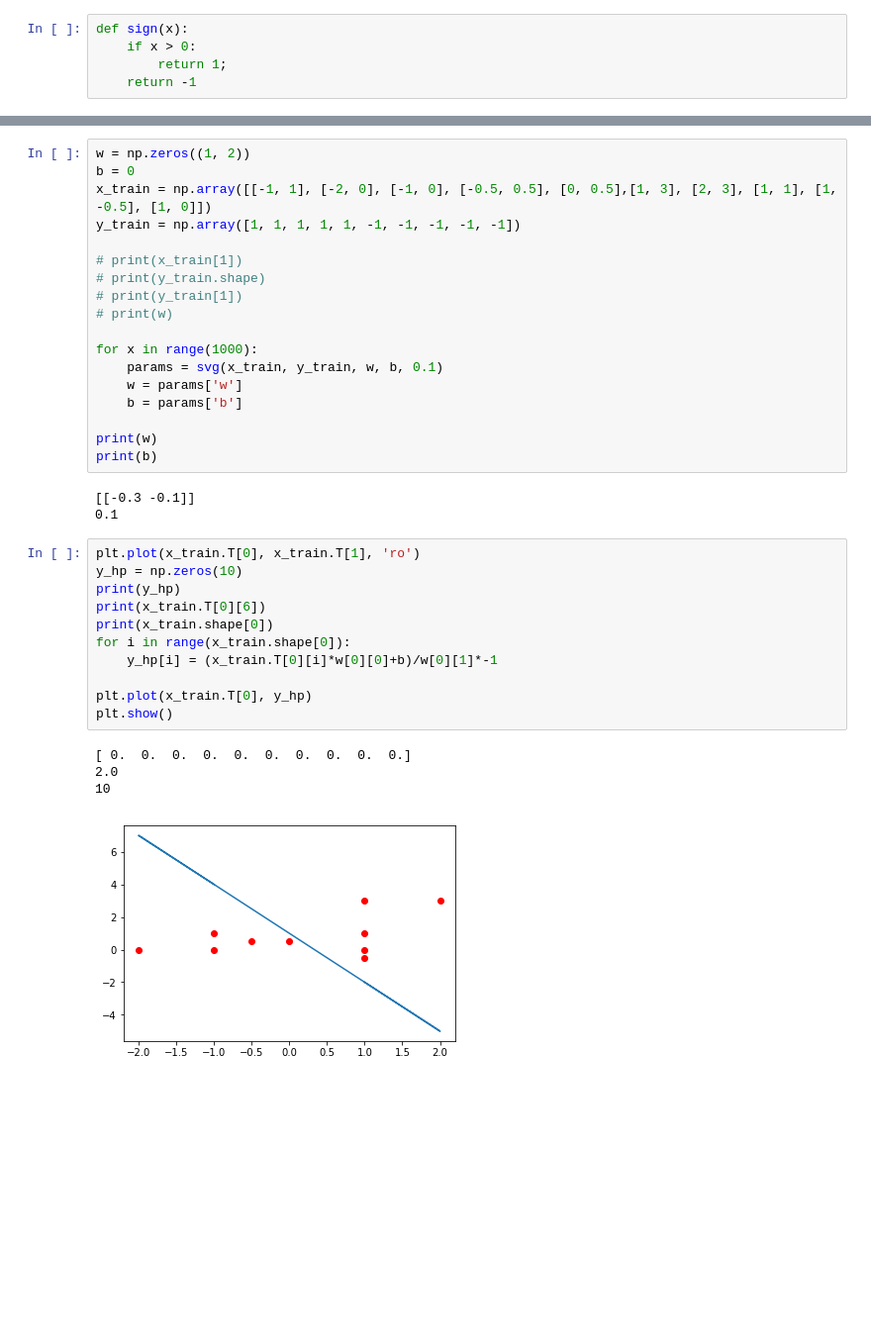
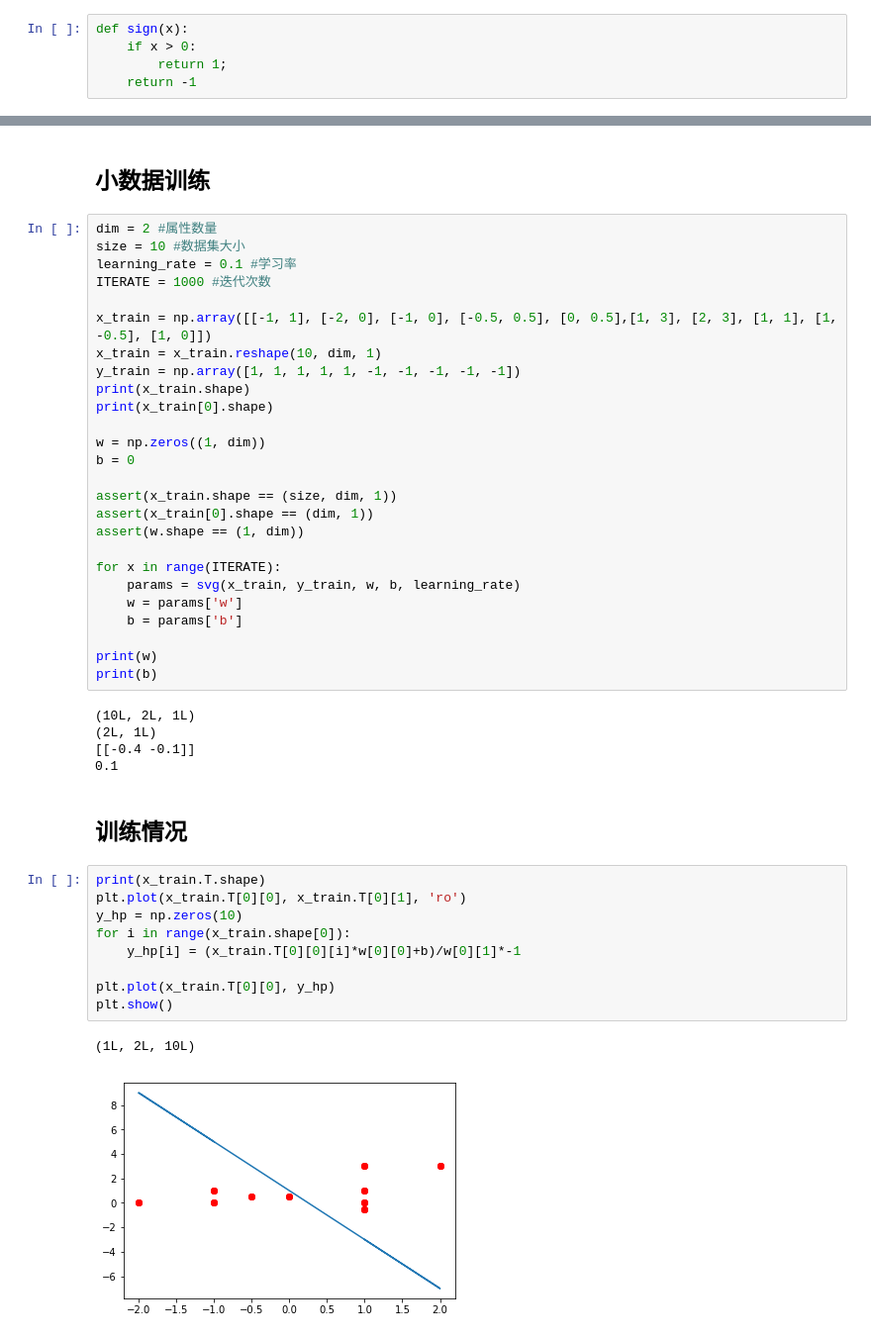
Before and after one commit to EndlessLethe/ProblemsAndCode, a Jupyter notebook: 统计学习方法/第二章 感知机学习算法.ipynb, the cells around one changed output, grey strips where cells are left out. Shown at 99% size. Saved outputs shown, nothing was run; the diff lists cells and outputs as text; blank space fills up the shorter version.

```diff
--- a/统计学习方法/第二章 感知机学习算法.ipynb
+++ b/统计学习方法/第二章 感知机学习算法.ipynb
@@ -55,37 +54,47 @@ def predict(x, w, b):
+# %% [markdown]
+## 小数据训练
 # %%
-w = np.zeros((1, 2))
+dim = 2 #属性数量
+size = 10 #数据集大小
+learning_rate = 0.1 #学习率
+ITERATE = 1000 #迭代次数
+
+x_train = np.array([[-1, 1], [-2, 0], [-1, 0], [-0.5, 0.5], [0, 0.5],[1, 3], [2, 3], [1, 1], [1, -0.5], [1, 0]])
+x_train = x_train.reshape(10, dim, 1)
+y_train = np.array([1, 1, 1, 1, 1, -1, -1, -1, -1, -1])
+print(x_train.shape)
+print(x_train[0].shape)
+
+w = np.zeros((1, dim))
 b = 0
-x_train = np.array([[-1, 1], [-2, 0], [-1, 0], [-0.5, 0.5], [0, 0.5],[1, 3], [2, 3], [1, 1], [1, -0.5], [1, 0]])
-y_train = np.array([1, 1, 1, 1, 1, -1, -1, -1, -1, -1])
 
-# print(x_train[1])
-# print(y_train.shape)
-# print(y_train[1])
-# print(w)
+assert(x_train.shape == (size, dim, 1))
+assert(x_train[0].shape == (dim, 1))
+assert(w.shape == (1, dim))
 
-for x in range(1000):
-    params = svg(x_train, y_train, w, b, 0.1)
+for x in range(ITERATE):
+    params = svg(x_train, y_train, w, b, learning_rate)
     w = params['w']
     b = params['b']
 
 print(w)
 print(b)
 # %% [output]
-[[-0.3 -0.1]]
+(10L, 2L, 1L)
+(2L, 1L)
+[[-0.4 -0.1]]
 0.1
+# %% [markdown]
+## 训练情况
 # %%
-plt.plot(x_train.T[0], x_train.T[1], 'ro')
+print(x_train.T.shape)
+plt.plot(x_train.T[0][0], x_train.T[0][1], 'ro')
 y_hp = np.zeros(10)
-print(y_hp)
-print(x_train.T[0][6])
-print(x_train.shape[0])
 for i in range(x_train.shape[0]):
-    y_hp[i] = (x_train.T[0][i]*w[0][0]+b)/w[0][1]*-1
+    y_hp[i] = (x_train.T[0][0][i]*w[0][0]+b)/w[0][1]*-1
 
-plt.plot(x_train.T[0], y_hp)
+plt.plot(x_train.T[0][0], y_hp)
 plt.show()
 # %% [output]
-[ 0.  0.  0.  0.  0.  0.  0.  0.  0.  0.]
-2.0
-10
+(1L, 2L, 10L)
-[figure, old version]
+[figure, new version]
```
Also changed, not shown: parts of 15 cells of this notebook.
